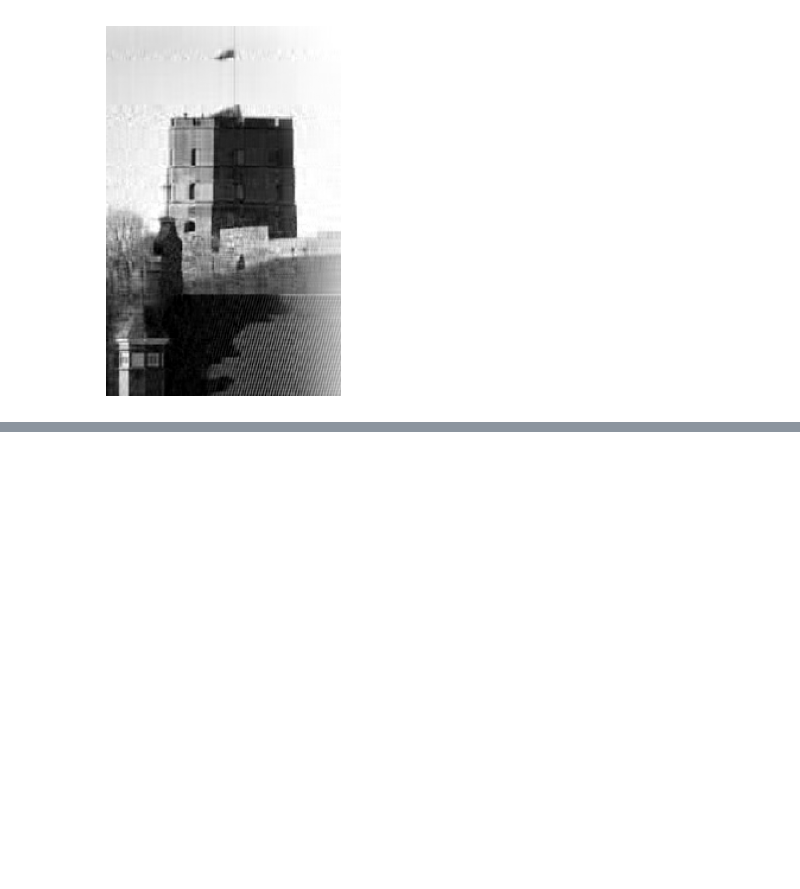
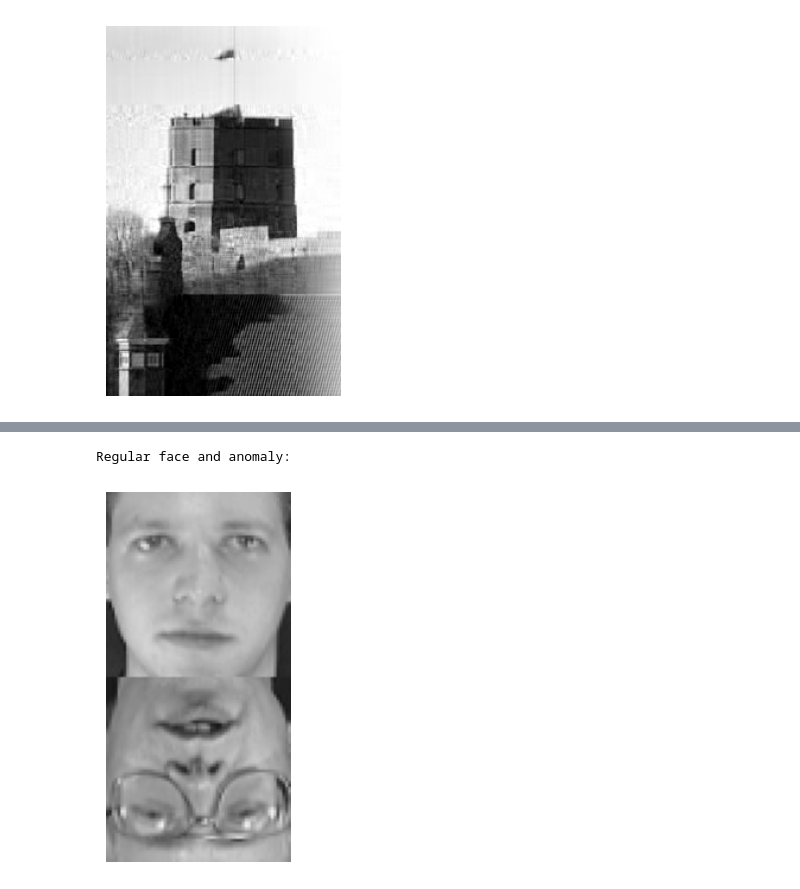
Before and after one commit to jputrius/ml_intro, a Jupyter notebook: chapters/01_applications_of_linear_algebra.ipynb, the cells around one changed output, grey strips where cells are left out. Cells and saved outputs as stored; diff of their text form; code cells hidden in the pictures; blank space fills up the shorter version.

```diff
--- a/chapters/01_applications_of_linear_algebra.ipynb
+++ b/chapters/01_applications_of_linear_algebra.ipynb
@@ -241,0 +416,16 @@ Compression rate: 0.9065786202155822
+# %%
+from sklearn.datasets import load_diabetes
+from sklearn.metrics import root_mean_squared_error
+from sklearn.linear_model import LinearRegression
+from sklearn.decomposition import PCA
+
+X = load_diabetes().data
+Y = load_diabetes().target
+
+pca = PCA(n_components=5, random_state=34)
+X_compressed = pca.fit_transform(X)
+
+model = LinearRegression()
+model.fit(X_compressed, Y) # You do not need to append 1 to X when using sklearn's function
+Y_pred = model.predict(X_compressed)
+print(f"RMSE: {root_mean_squared_error(Y, Y_pred)}")
@@ -243,0 +454,23 @@ Compression rate: 0.9065786202155822
+# %%
+#| output-location: column
+
+from sklearn.datasets import fetch_olivetti_faces
+from sklearn.decomposition import PCA
+import matplotlib.pyplot as plt
+import numpy as np
+
+def show(X, height=64, width=64):
+  """Function for displaying image from numpy array"""
+  m = 255 if X.max() > 1 else 1
+  plt.imshow(np.reshape(X, shape=(height, width)), cmap='gray', vmin=0, vmax=m)
+  plt.axis('off')
+  plt.show()
+
+faces = fetch_olivetti_faces()["data"]
+regular, anomalies, train = faces[:10], np.flip(faces[10:20], axis=1), faces[20:]
+
+print("Regular face and anomaly:")
+show(np.array([*regular[0], *anomalies[0]]), height=128)
+# %% [output]
+Regular face and anomaly:
+[figure, added]
```
Also changed, not shown: parts of 16 cells of this notebook, 4 other files.
